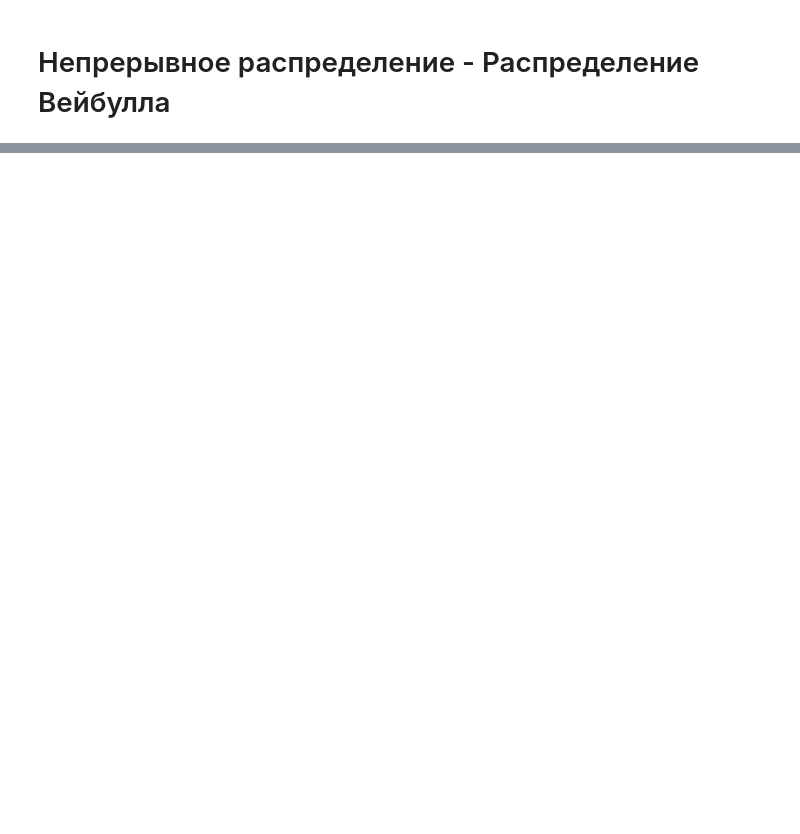
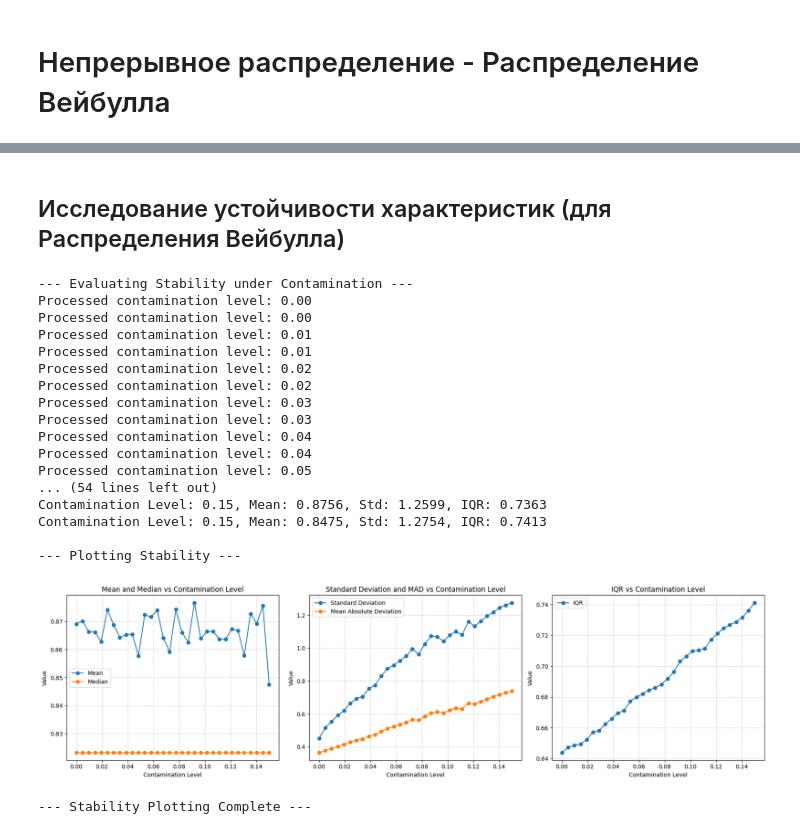
Before and after one commit to EZHOWWW/stat_lab_02, a Jupyter notebook: main.ipynb, the cells around one changed output, grey strips where cells are left out. Saved outputs shown, nothing was run; the diff lists cells and outputs as text; code cells hidden in the pictures; blank space fills up the shorter version.

```diff
--- a/main.ipynb
+++ b/main.ipynb
@@ -193,0 +363,42 @@ Q3: 1.1787
+# %% [markdown]
+
+## Исследование устойчивости характеристик (для Распределения Вейбулла)
+# %%
+
+# --- Исследование устойчивости для Распределения Вейбулла ---
+
+# Создание анализатора устойчивости
+stability_analyzer = StabilityAnalyzer(weibull_data)
+
+# Оценка влияния выбросов на статистики
+# Используем 11 процентных пунктов от 0% до 5%
+contamination_levels = np.linspace(0, 0.15, 32)
+stability_results = stability_analyzer.evaluate_contamination_effect(contamination_levels)
+
+# Вывод результатов
+print("\nStability Analysis Results:")
+for res in stability_results:
+    print(f"Contamination Level: {res['level']:.2f}, Mean: {res['mean']:.4f}, Std: {res['std']:.4f}, IQR: {res['iqr']:.4f}")
+
+# Построение графиков изменения мер вариабельности и центральной тенденции
+stability_analyzer.plot_stability()
+# %% [output]
+--- Evaluating Stability under Contamination ---
+Processed contamination level: 0.00
+Processed contamination level: 0.00
+Processed contamination level: 0.01
+Processed contamination level: 0.01
+Processed contamination level: 0.02
+Processed contamination level: 0.02
+Processed contamination level: 0.03
+Processed contamination level: 0.03
+Processed contamination level: 0.04
+Processed contamination level: 0.04
+Processed contamination level: 0.05
+... (54 lines left out)
+Contamination Level: 0.15, Mean: 0.8756, Std: 1.2599, IQR: 0.7363
+Contamination Level: 0.15, Mean: 0.8475, Std: 1.2754, IQR: 0.7413
+
+--- Plotting Stability ---
+[figure, added]
+--- Stability Plotting Complete ---
```
Also changed, not shown: parts of 6 cells of this notebook.
